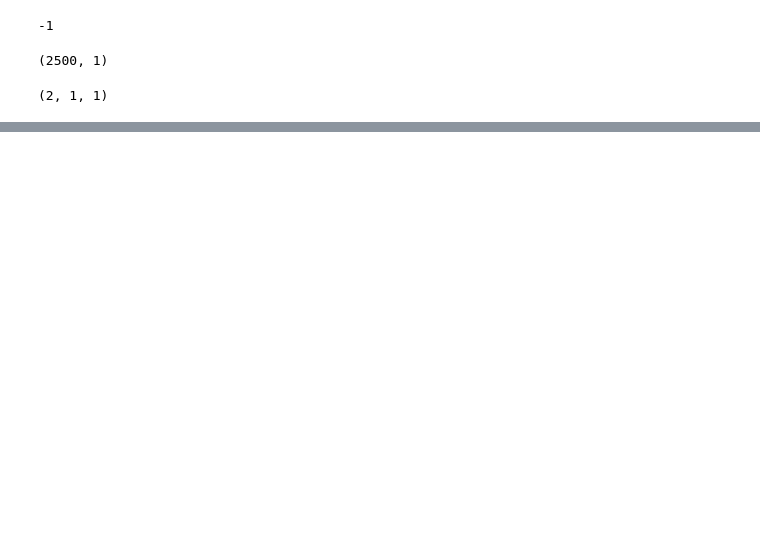
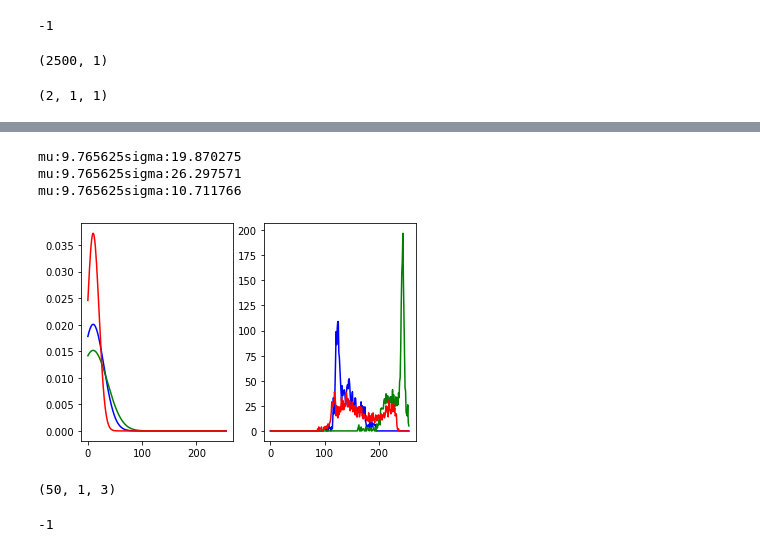
Before and after one commit to bshantam97/Underwater_Color_Segmentation_GMM_EM_Algorithm, a Jupyter notebook: notebooks/Modified_Underwater_Color_Segmentation.ipynb, the cells around one changed output, grey strips where cells are left out. Saved outputs shown, nothing was run; the diff lists cells and outputs as text; code cells hidden in the pictures; blank space fills up the shorter version.

```diff
--- a/notebooks/Modified_Underwater_Color_Segmentation.ipynb
+++ b/notebooks/Modified_Underwater_Color_Segmentation.ipynb
@@ -62,19 +63,39 @@ def fit_gaussian(image):
     color = ('b' , 'g' , 'r') # The number of color channels
 
     for i, col in enumerate(color):
-
         # Calculate the histogram for the Red Green and Blue color channel
         # If input is grayscale the channels = [0] but for color image the channels can be [0], [1], [2]
         histr = cv2.calcHist([image],[i],None,[256],[0,256])
-
         (mu , sigma) = norm.fit(histr) # Maximum likelihood estimate
         bins = np.linspace(0,255,256)
         print("mu:" + str(mu) + "sigma:" + str(sigma))
         plt.subplot(1,2,1)
-        plt.plot(bins, norm.pdf(bins,mu,(sigma)),color=col); plt.xlim([0,256])
+        plt.plot(bins, norm.pdf(bins,mu,(sigma)),color=col);
         plt.subplot(1,2,2)
-        plt.plot(histr,color = col); plt.xlim([0,256])
+        plt.plot(histr,color = col);
     plt.show()
+
+# gaussian estimation for n-points
+def gaussian_estimation_array(data_point, mean, covariance, dimension):
+    """
+    Inputs:
+    data_point - data point of the gaussian, size (n x d)
+    mean - mean of the gaussian, size (1 x d)
+    covariance - covariance of the gaussian, size (1 x d x d)
+    dimension - dimension of the gaussian
+
+    Outputs:
+    value of the gaussian, size (n x d)
+    """
+
+    determinant_covariance = np.linalg.det(covariance)
+    determinant_covariance_root = np.sqrt(determinant_covariance)
+    covariance_inverse = np.linalg.inv(covariance)
+    gaussian_pi_coeff = 1.0 / np.power((2 * np.pi), (dimension / 2))
+    data_mean_diff = (data_point - mean)
+    data_mean_diff_transpose = data_mean_diff.T
+    val = (gaussian_pi_coeff) * (determinant_covariance_root) * np.exp(-0.5 * np.sum(np.multiply(data_mean_diff * covariance_inverse, data_mean_diff), axis=1))
+    return np.reshape(val, (data_point.shape[0], data_point.shape[1]))
 
 # gaussian estimation for expectation step
 def gaussian_estimation(data_point, mean, covariance, dimension):
@@ -245,0 +267,29 @@ plt.show()
+# %%
+# Learning and segmenting the buoys
+fit_gaussian(img3)
+# %% [output]
+mu:9.765625sigma:19.870275
+mu:9.765625sigma:26.297571
+mu:9.765625sigma:10.711766
+[figure, added]
+# %%
+#img2 = np.array([[[1,2,3],[4,5,6],[7,8,9]],[[10,11,12],[13,14,15],[16,17,18]]])
+img2[:,:,np.newaxis][2].shape
+# %% [output]
+(50, 1, 3)
+# %%
+# Learning and segmenting the buoys
+
+path_to_image_buoy1 = 'C:\\Users\\shant\\Underwater_Color_Segmentation_GMM_EM_Algorithm\\data\\buoy1\\train\\buoy156.png'
+path_to_image_buoy2 = 'C:\\Users\\shant\\Underwater_Color_Segmentation_GMM_EM_Algorithm\\data\\buoy2\\train\\buoy108.png'
+path_to_image_buoy3 = 'C:\\Users\\shant\\Underwater_Color_Segmentation_GMM_EM_Algorithm\\data\\buoy3\\train\\buoy28.png'
+img1 = cv2.imread(path_to_image_buoy1)
+img2 = cv2.imread(path_to_image_buoy2)
+img3 = cv2.imread(path_to_image_buoy3)
+cv2.imshow('img1',img1)
+
+cv2.waitKey(0)
+cv2.destroyAllWindows()
+cv2.waitKey(1)
+# %% [output]
+-1
```
Also changed, not shown: parts of 6 cells of this notebook.
